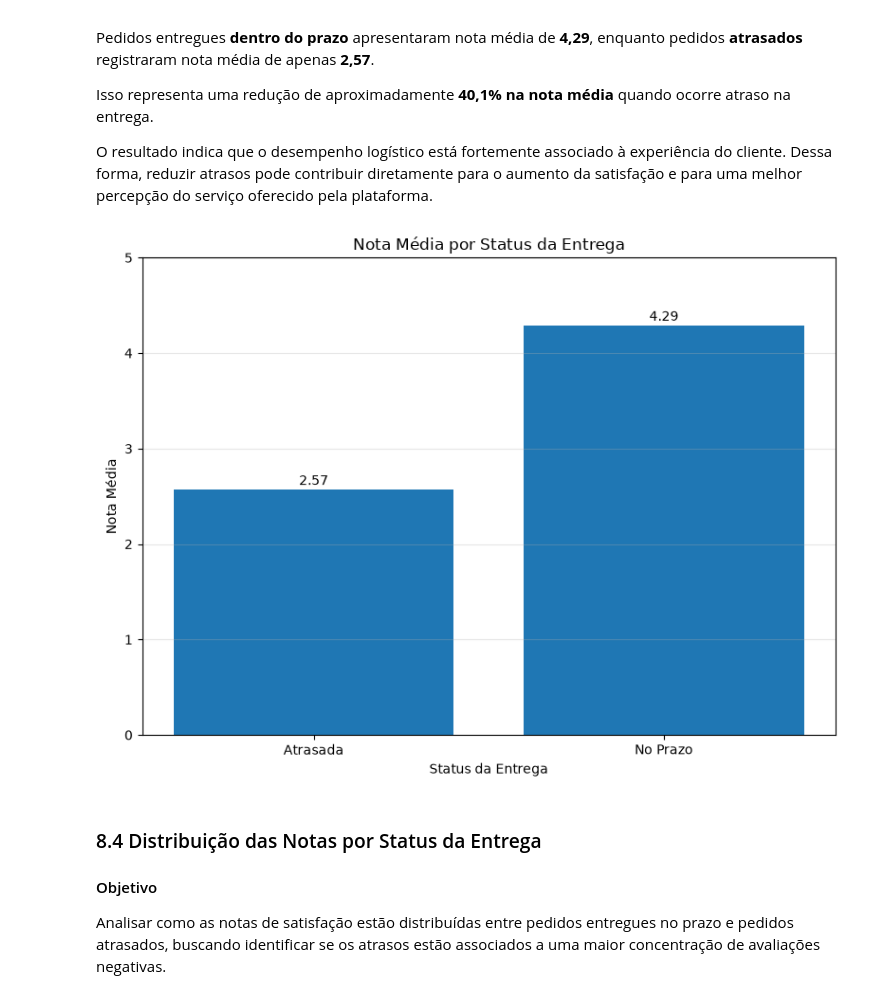
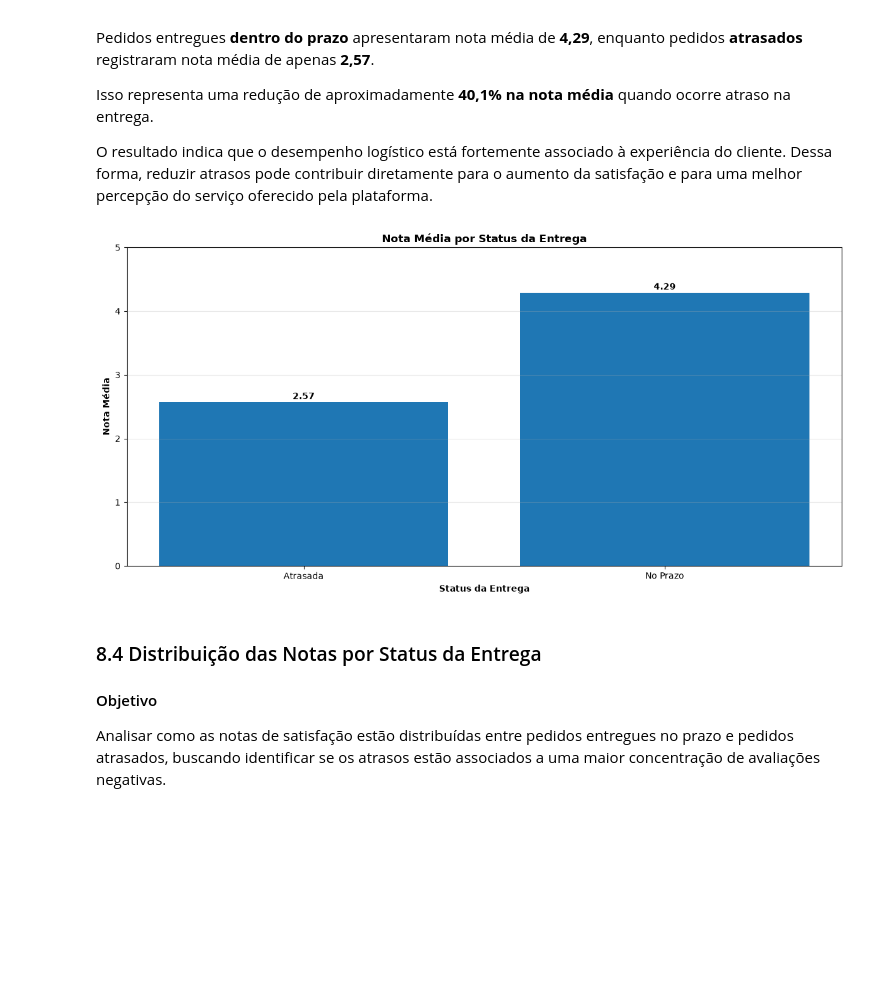
Before and after one commit to leandroanalytics/ecommerce-sales-analytics, a Jupyter notebook: notebooks/01_etl.ipynb, the cells around one changed output. Cells and saved outputs as stored; diff of their text form; code cells hidden in the pictures; blank space fills up the shorter version.

Commit message:
Add README visualizations and charts

```diff
--- a/notebooks/01_etl.ipynb
+++ b/notebooks/01_etl.ipynb
@@ -3438,33 +3543,67 @@ Isso representa uma redução de aproximadamente **40,1% na nota média** quando
 
 O resultado indica que o desempenho logístico está fortemente associado à experiência do cliente. Dessa forma, reduzir atrasos pode contribuir diretamente para o aumento da satisfação e para uma melhor percepção do serviço oferecido pela plataforma.
 # %%
-plt.figure(figsize=(8 , 6))
+# Nota Média por Status da Entrega
 
-plt.bar(
+# Criar o gráfico
+plt.figure(figsize=(12, 6))
+
+barras = plt.bar(
     satisfacao_status["Status_Entrega"],
     satisfacao_status["Nota_Media"]
 )
 
-plt.title("Nota Média por Status da Entrega",)
-plt.xlabel("Status da Entrega")
-plt.ylabel("Nota Média")
+# Título e eixos
+plt.title(
+    "Nota Média por Status da Entrega",
+    fontweight="bold"
+)
 
+plt.xlabel(
+    "Status da Entrega",
+    fontweight="bold"
+)
+
+plt.ylabel(
+    "Nota Média",
+    fontweight="bold"
+)
+
+# Limitar escala das avaliações
 plt.ylim(0, 5)
-plt.grid(axis="y", alpha=0.3)
 
-# Exibir os valores nas barras
-for i, valor in enumerate(satisfacao_status["Nota_Media"]):
+# Exibir os valores acima das barras
+for barra in barras:
+    altura = barra.get_height()
+
     plt.text(
-        i,
-        valor + 0.05,
-        f"{valor:.2f}",
-        ha="center"
+        barra.get_x() + barra.get_width() / 2,
+        altura + 0.05,
+        f"{altura:.2f}",
+        ha="center",
+        fontweight="bold"
     )
 
+# Grade
+plt.grid(
+    axis="y",
+    alpha=0.3
+)
+
+# Ajustar layout
 plt.tight_layout()
+
+# Salvar imagem para o README
+plt.savefig(
+    "../imagens/satisfacao_por_entrega.png",
+    dpi=300,
+    bbox_inches="tight"
+)
+
+# Exibir gráfico
 plt.show()
 # %% [output]
-[figure, old version]
+[figure, new version]
 # %% [markdown]
 ### 8.4 Distribuição das Notas por Status da Entrega
 
```
Also changed, not shown: parts of 9 cells of this notebook, 5 other files.
